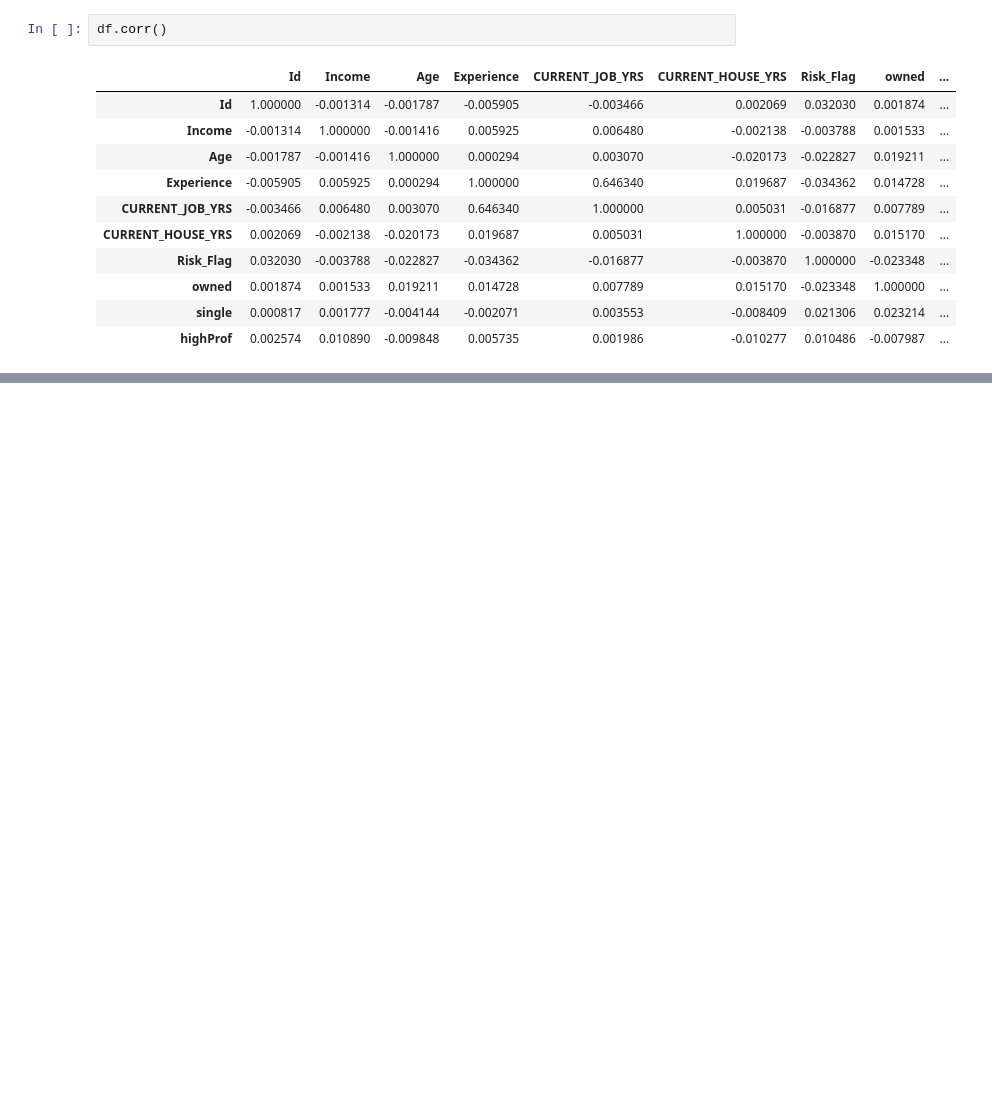
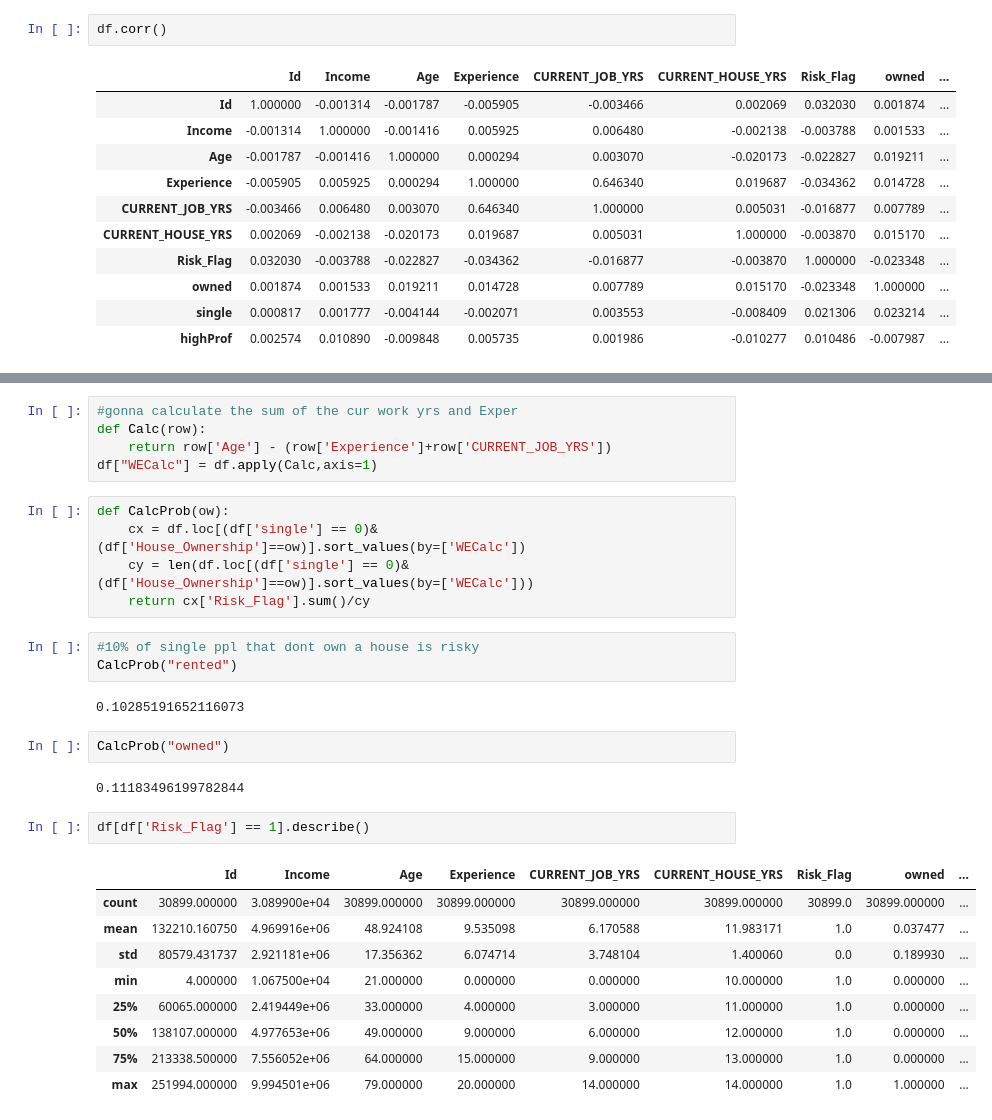
Before and after one commit to issamoxix/Loan-Prediction-Analysis, a Jupyter notebook: main.ipynb, the cells around one changed output, grey strips where cells are left out. Saved outputs shown, nothing was run; the diff lists cells and outputs as text; blank space fills up the shorter version.

```diff
--- a/main.ipynb
+++ b/main.ipynb
@@ -162,0 +192,31 @@ df.corr()
+# %%
+#gonna calculate the sum of the cur work yrs and Exper
+def Calc(row):
+    return row['Age'] - (row['Experience']+row['CURRENT_JOB_YRS'])
+df["WECalc"] = df.apply(Calc,axis=1)
+# %%
+def CalcProb(ow):
+    cx = df.loc[(df['single'] == 0)& (df['House_Ownership']==ow)].sort_values(by=['WECalc'])
+    cy = len(df.loc[(df['single'] == 0)& (df['House_Ownership']==ow)].sort_values(by=['WECalc']))
+    return cx['Risk_Flag'].sum()/cy
+# %%
+#10% of single ppl that dont own a house is risky
+CalcProb("rented")
+# %% [output]
+0.10285191652116073
+# %%
+CalcProb("owned")
+# %% [output]
+0.11183496199782844
+# %%
+df[df['Risk_Flag'] == 1].describe()
+# %% [output]
+|  | Id | Income | Age | Experience | CURRENT_JOB_YRS | CURRENT_HOUSE_YRS | Risk_Flag | owned | ... |
+| count | 30899.000000 | 3.089900e+04 | 30899.000000 | 30899.000000 | 30899.000000 | 30899.000000 | 30899.0 | 30899.000000 | ... |
+| mean | 132210.160750 | 4.969916e+06 | 48.924108 | 9.535098 | 6.170588 | 11.983171 | 1.0 | 0.037477 | ... |
+| std | 80579.431737 | 2.921181e+06 | 17.356362 | 6.074714 | 3.748104 | 1.400060 | 0.0 | 0.189930 | ... |
+| min | 4.000000 | 1.067500e+04 | 21.000000 | 0.000000 | 0.000000 | 10.000000 | 1.0 | 0.000000 | ... |
+| 25% | 60065.000000 | 2.419449e+06 | 33.000000 | 4.000000 | 3.000000 | 11.000000 | 1.0 | 0.000000 | ... |
+| 50% | 138107.000000 | 4.977653e+06 | 49.000000 | 9.000000 | 6.000000 | 12.000000 | 1.0 | 0.000000 | ... |
+| 75% | 213338.500000 | 7.556052e+06 | 64.000000 | 15.000000 | 9.000000 | 13.000000 | 1.0 | 0.000000 | ... |
+| max | 251994.000000 | 9.994501e+06 | 79.000000 | 20.000000 | 14.000000 | 14.000000 | 1.0 | 1.000000 | ... |
```
Also changed, not shown: parts of 9 cells of this notebook.
